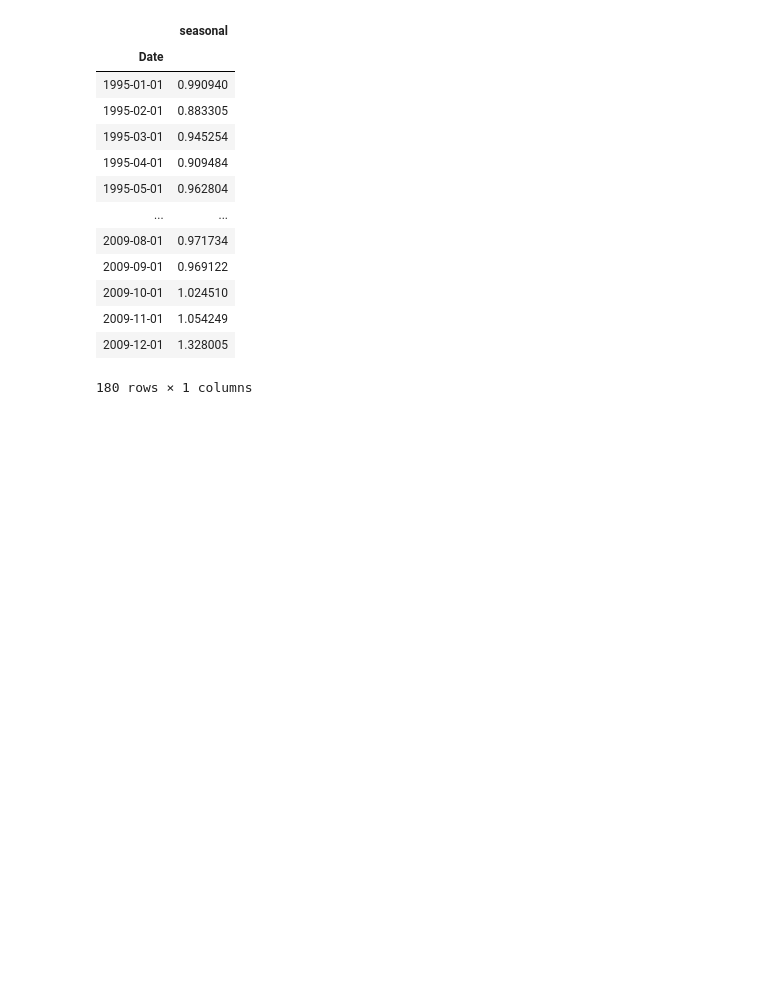
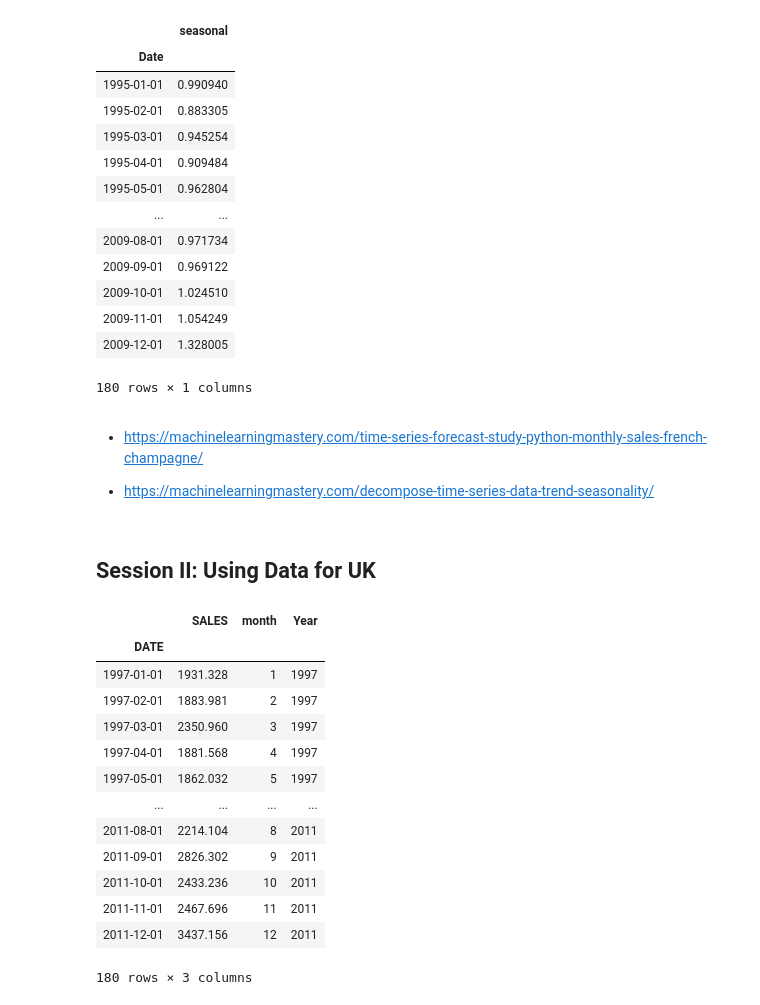
Before and after one commit to agnirudrasikdar/Business-Analytics, a Jupyter notebook: Session II/JIE WU Forecasting.ipynb, the cells around one changed output. Cells and saved outputs as stored; diff of their text form; code cells hidden in the pictures; blank space fills up the shorter version.

```diff
--- a/Session II/JIE WU Forecasting.ipynb
+++ b/Session II/JIE WU Forecasting.ipynb
@@ -190,3 +173,9 @@ result.seasonal.to_frame()
 | 2009-11-01 | 1.054249 |
 | 2009-12-01 | 1.328005 |
 180 rows × 1 columns
+# %% [markdown]
+- https://machinelearningmastery.com/time-series-forecast-study-python-monthly-sales-french-champagne/
+
+- https://machinelearningmastery.com/decompose-time-series-data-trend-seasonality/
+# %% [markdown]
+## Session II: Using Data for UK
@@ -192,0 +184,17 @@ result.seasonal.to_frame()
+# %%
+data_2
+# %% [output]
+|  | SALES | month | Year |
+| DATE |  |  |  |
+| 1997-01-01 | 1931.328 | 1 | 1997 |
+| 1997-02-01 | 1883.981 | 2 | 1997 |
+| 1997-03-01 | 2350.960 | 3 | 1997 |
+| 1997-04-01 | 1881.568 | 4 | 1997 |
+| 1997-05-01 | 1862.032 | 5 | 1997 |
+| ... | ... | ... | ... |
+| 2011-08-01 | 2214.104 | 8 | 2011 |
+| 2011-09-01 | 2826.302 | 9 | 2011 |
+| 2011-10-01 | 2433.236 | 10 | 2011 |
+| 2011-11-01 | 2467.696 | 11 | 2011 |
+| 2011-12-01 | 3437.156 | 12 | 2011 |
+180 rows × 3 columns
```
Also changed, not shown: parts of 12 cells of this notebook, 4 other files.
